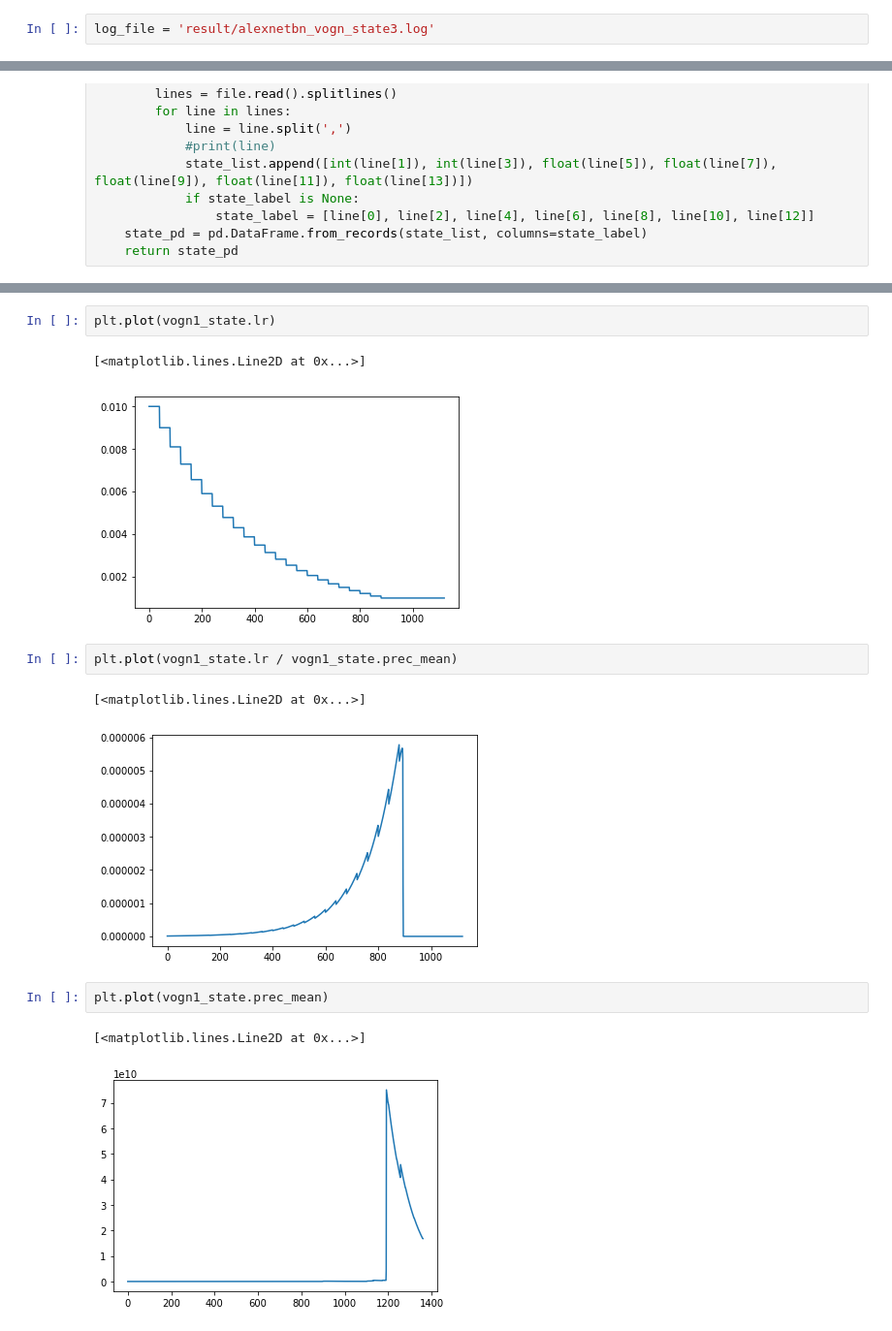
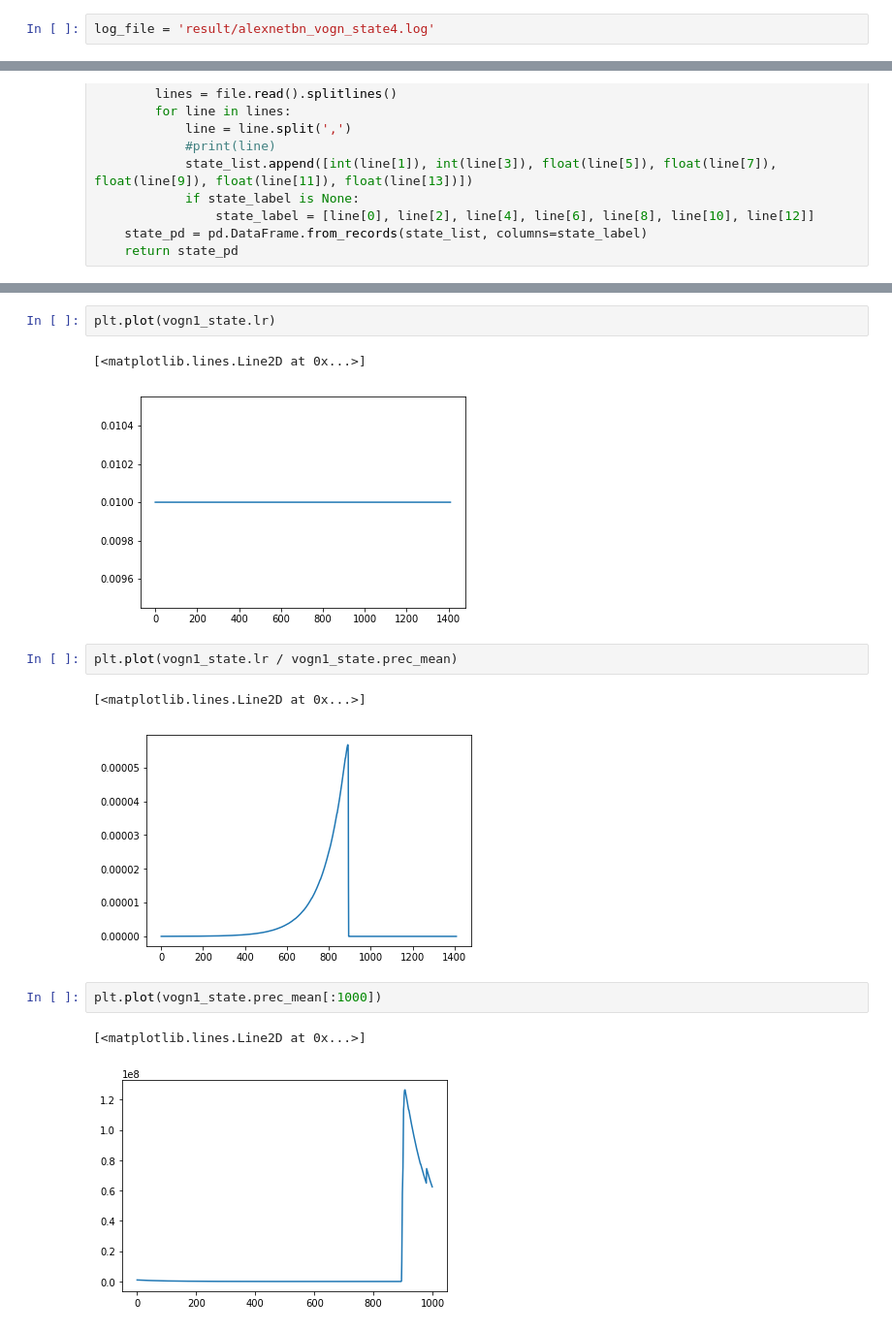
Before and after one commit to sponde25/pytorch-classification, a Jupyter notebook: Visualize Logs.ipynb, the cells around one changed output, grey strips where cells are left out. Shown at 97% size. Saved outputs shown, nothing was run; the diff lists cells and outputs as text.

```diff
--- a/Visualize Logs.ipynb
+++ b/Visualize Logs.ipynb
@@ -11,7 +11,7 @@ from vogn import VOGN
 import warnings
 warnings.filterwarnings('ignore')
 # %%
-log_file = 'result/alexnetbn_vogn_state3.log'
+log_file = 'result/alexnetbn_vogn_state4.log'
 # %%
 def log_to_pd(log_file):
     train_list = []
@@ -65,14 +65,14 @@ plt.plot(vogn1_test.test_accuracy)
 plt.plot(vogn1_state.lr)
 # %% [output]
 [<matplotlib.lines.Line2D at 0x...>]
-[figure, old version]
+[figure, new version]
 # %%
 plt.plot(vogn1_state.lr / vogn1_state.prec_mean)
 # %% [output]
 [<matplotlib.lines.Line2D at 0x...>]
-[figure, old version]
+[figure, new version]
 # %%
-plt.plot(vogn1_state.prec_mean)
+plt.plot(vogn1_state.prec_mean[:1000])
 # %% [output]
 [<matplotlib.lines.Line2D at 0x...>]
-[figure, old version]
+[figure, new version]
```
Also changed, not shown: parts of 3 cells of this notebook, 1 other file.
